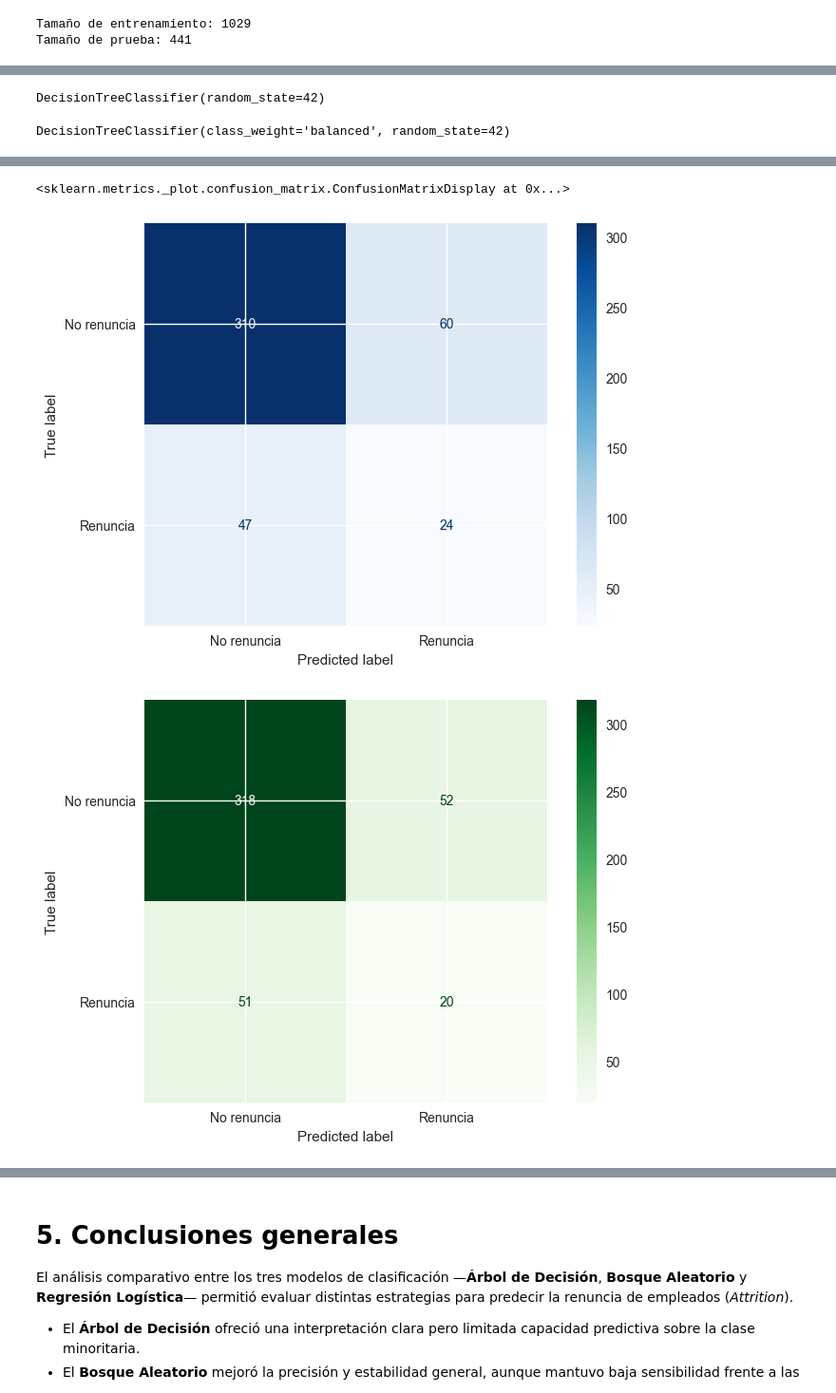
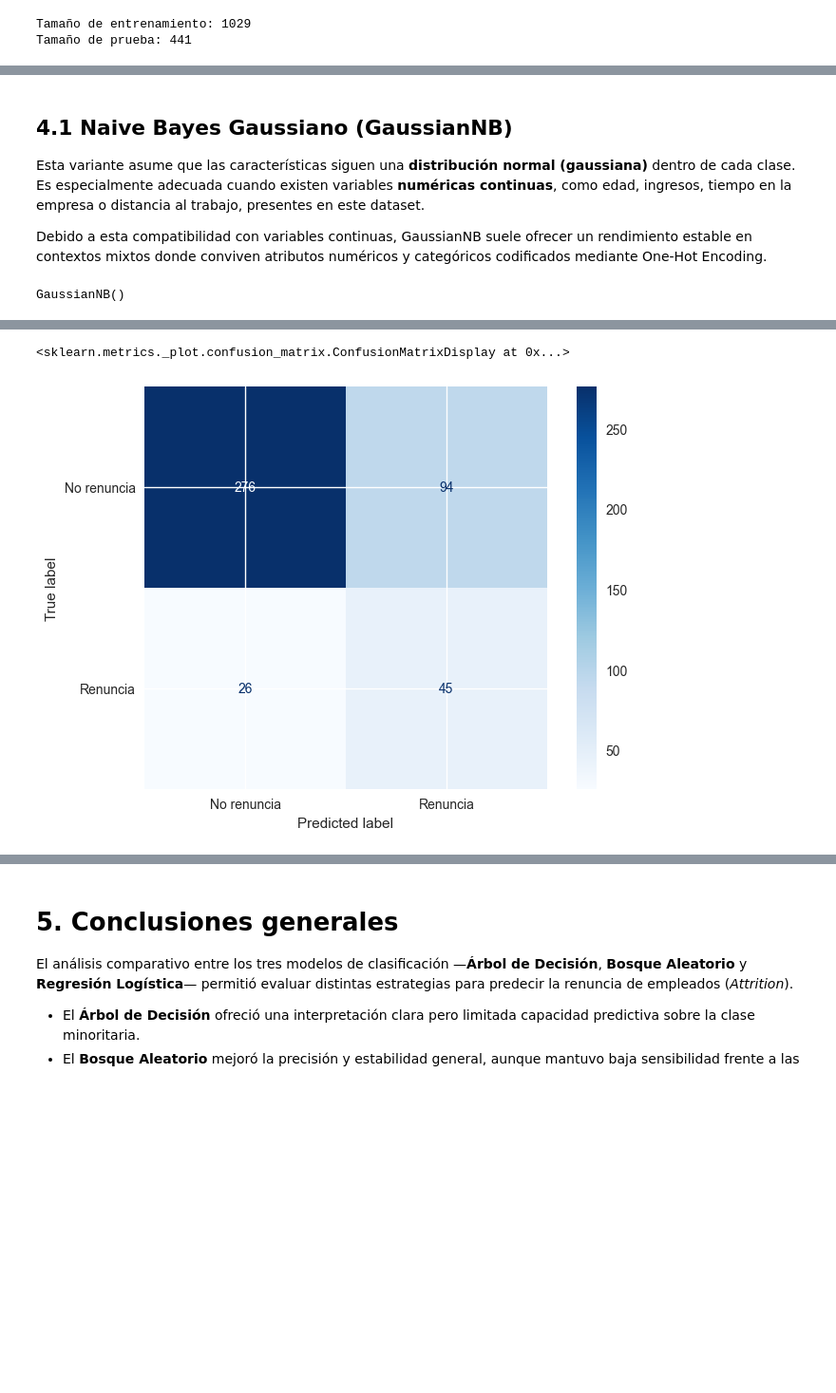
Before and after one commit to fernandezelias/HR_Attrition_NaiveBayes, a Jupyter notebook: HR_Attrition_NaiveBayes.ipynb, the cells around one changed output, grey strips where cells are left out. Shown at 95% size. Cells and saved outputs as stored; diff of their text form; code cells hidden in the pictures; blank space fills up the shorter version.

```diff
--- a/HR_Attrition_NaiveBayes.ipynb
+++ b/HR_Attrition_NaiveBayes.ipynb
@@ -558,32 +578,31 @@ Esta comparación permite analizar si el balanceo de clases mejora la capacidad
-# %%
-# --- Modelo base (sin balancear) ---
-# Se entrena un Árbol de Decisión estándar, sin ajuste de pesos entre clases.
-model_dt_unbalanced = DecisionTreeClassifier(random_state=42)
-model_dt_unbalanced.fit(X_train, y_train)
-# %% [output]
-DecisionTreeClassifier(random_state=42)
-# %%
-# --- Modelo balanceado ---
-# Se aplica class_weight='balanced' para dar mayor peso a la clase minoritaria (renuncias).
-model_dt_balanced = DecisionTreeClassifier(random_state=42, class_weight='balanced')
-model_dt_balanced.fit(X_train, y_train)
-# %% [output]
-DecisionTreeClassifier(class_weight='balanced', random_state=42)
+# %% [markdown]
+## 4.1 Naive Bayes Gaussiano (GaussianNB)
+
+Esta variante asume que las características siguen una **distribución normal (gaussiana)** dentro de cada clase.
+Es especialmente adecuada cuando existen variables **numéricas continuas**, como edad, ingresos, tiempo en la
+empresa o distancia al trabajo, presentes en este dataset.
+
+Debido a esta compatibilidad con variables continuas, GaussianNB suele ofrecer un rendimiento estable en
+contextos mixtos donde conviven atributos numéricos y categóricos codificados mediante One-Hot Encoding.
+# %%
+# --- Modelo base (Naive Bayes) ---
+# En el proyecto anterior se compararon modelos con y sin class_weight para manejar el desbalance.
+# En Naive Bayes este parámetro no está disponible, por lo que se entrena únicamente el modelo base.
+
+model_nb = GaussianNB()
+model_nb.fit(X_train, y_train)
+# %% [output]
+GaussianNB()
 # %%
 # --- Predicciones ---
-# Se generan las predicciones sobre el conjunto de prueba (X_test) para ambos modelos.
-y_pred_dt_unbalanced = model_dt_unbalanced.predict(X_test)
-y_pred_dt_balanced = model_dt_balanced.predict(X_test)
+# Se generan las predicciones sobre el conjunto de prueba (X_test) utilizando el modelo base.
+y_pred_nb = model_nb.predict(X_test)
 # %%
-# --- Evaluación del modelo Árbol de Decisión (Decision Tree) ---
+# --- Evaluación del modelo Naive Bayes ---
 
-print("=== Modelo sin balancear ===")
-print(classification_report(y_test, y_pred_dt_unbalanced))
-cm_dt_unbalanced = confusion_matrix(y_test, y_pred_dt_unbalanced)
-ConfusionMatrixDisplay(cm_dt_unbalanced, display_labels=['No renuncia', 'Renuncia']).plot(cmap='Blues')
+print("=== Modelo Naive Bayes (base) ===")
+print(classification_report(y_test, y_pred_nb))
 
-print("\n=== Modelo balanceado ===")
-print(classification_report(y_test, y_pred_dt_balanced))
-cm_dt_balanced = confusion_matrix(y_test, y_pred_dt_balanced)
-ConfusionMatrixDisplay(cm_dt_balanced, display_labels=['No renuncia', 'Renuncia']).plot(cmap='Greens')
+cm_nb = confusion_matrix(y_test, y_pred_nb)
+ConfusionMatrixDisplay(cm_nb, display_labels=['No renuncia', 'Renuncia']).plot(cmap='Blues')
 # %% [output]
@@ -610,3 +618,2 @@ weighted avg       0.77      0.77      0.77       441
 <sklearn.metrics._plot.confusion_matrix.ConfusionMatrixDisplay at 0x...>
-[figure, old version]
+[figure, new version]
-[figure, removed]
```
Also changed, not shown: parts of 47 cells of this notebook.
